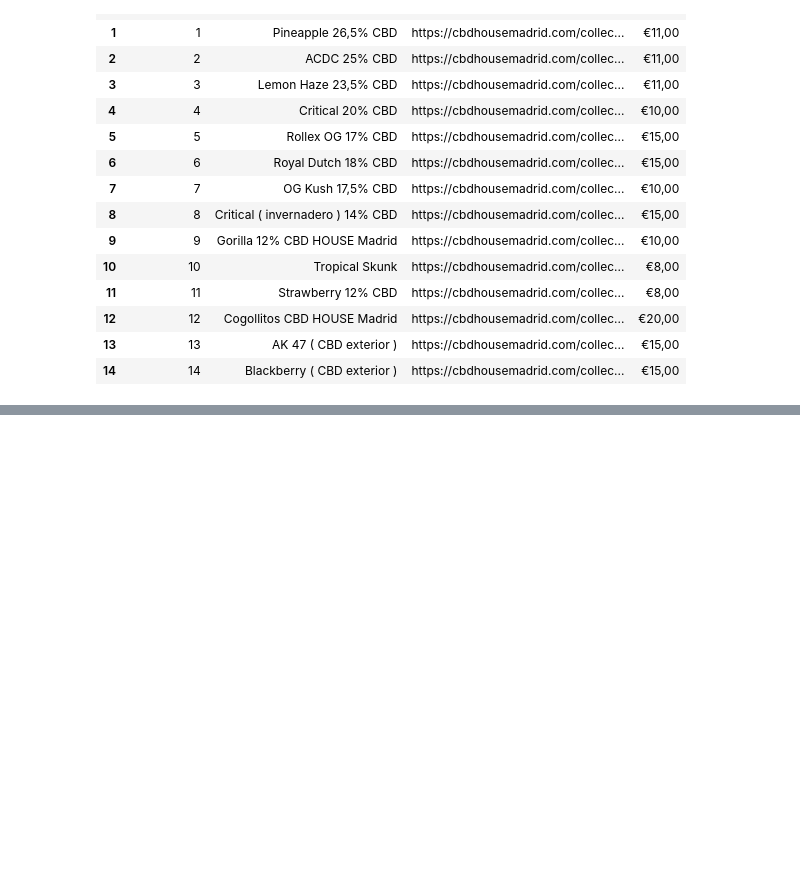
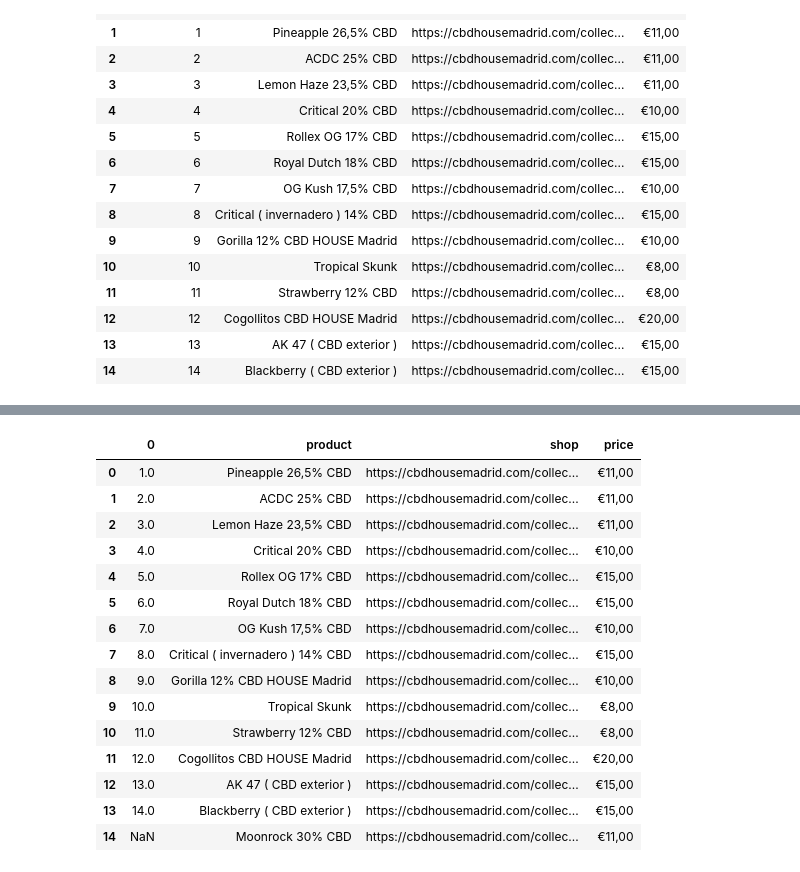
Before and after one commit to xarlomi/Mad-Green, a Jupyter notebook: src/data_to_mongo.ipynb, the cells around one changed output, grey strips where cells are left out. Saved outputs shown, nothing was run; the diff lists cells and outputs as text; code cells hidden in the pictures; blank space fills up the shorter version.

```diff
--- a/src/data_to_mongo.ipynb
+++ b/src/data_to_mongo.ipynb
@@ -213,4 +213,4 @@ house
 | 13 | 13 | AK 47 ( CBD exterior ) | https://cbdhousemadrid.com/collec... | €15,00 |
 | 14 | 14 | Blackberry ( CBD exterior ) | https://cbdhousemadrid.com/collec... | €15,00 |
 # %%
-pd.read_csv("../data/cbdhouse.csv")
+house = pd.read_csv("../data/cbdhouse.csv")
@@ -235 +237,20 @@ house['price'] = house['price'].str.replace('De €20,00', '€20,00')
+# %%
+house.append(new_row, ignore_index=True)
+# %% [output]
+|  | 0 | product | shop | price |
+| 0 | 1.0 | Pineapple 26,5% CBD | https://cbdhousemadrid.com/collec... | €11,00 |
+| 1 | 2.0 | ACDC 25% CBD | https://cbdhousemadrid.com/collec... | €11,00 |
+| 2 | 3.0 | Lemon Haze 23,5% CBD | https://cbdhousemadrid.com/collec... | €11,00 |
+| 3 | 4.0 | Critical 20% CBD | https://cbdhousemadrid.com/collec... | €10,00 |
+| 4 | 5.0 | Rollex OG 17% CBD | https://cbdhousemadrid.com/collec... | €15,00 |
+| 5 | 6.0 | Royal Dutch 18% CBD | https://cbdhousemadrid.com/collec... | €15,00 |
+| 6 | 7.0 | OG Kush 17,5% CBD | https://cbdhousemadrid.com/collec... | €10,00 |
+| 7 | 8.0 | Critical ( invernadero ) 14% CBD | https://cbdhousemadrid.com/collec... | €15,00 |
+| 8 | 9.0 | Gorilla 12% CBD HOUSE Madrid | https://cbdhousemadrid.com/collec... | €10,00 |
+| 9 | 10.0 | Tropical Skunk | https://cbdhousemadrid.com/collec... | €8,00 |
+| 10 | 11.0 | Strawberry 12% CBD | https://cbdhousemadrid.com/collec... | €8,00 |
+| 11 | 12.0 | Cogollitos CBD HOUSE Madrid | https://cbdhousemadrid.com/collec... | €20,00 |
+| 12 | 13.0 | AK 47 ( CBD exterior ) | https://cbdhousemadrid.com/collec... | €15,00 |
+| 13 | 14.0 | Blackberry ( CBD exterior ) | https://cbdhousemadrid.com/collec... | €15,00 |
+| 14 | NaN | Moonrock 30% CBD | https://cbdhousemadrid.com/collec... | €11,00 |
 # %%
```
Also changed, not shown: parts of 19 cells of this notebook, 3 other files.
